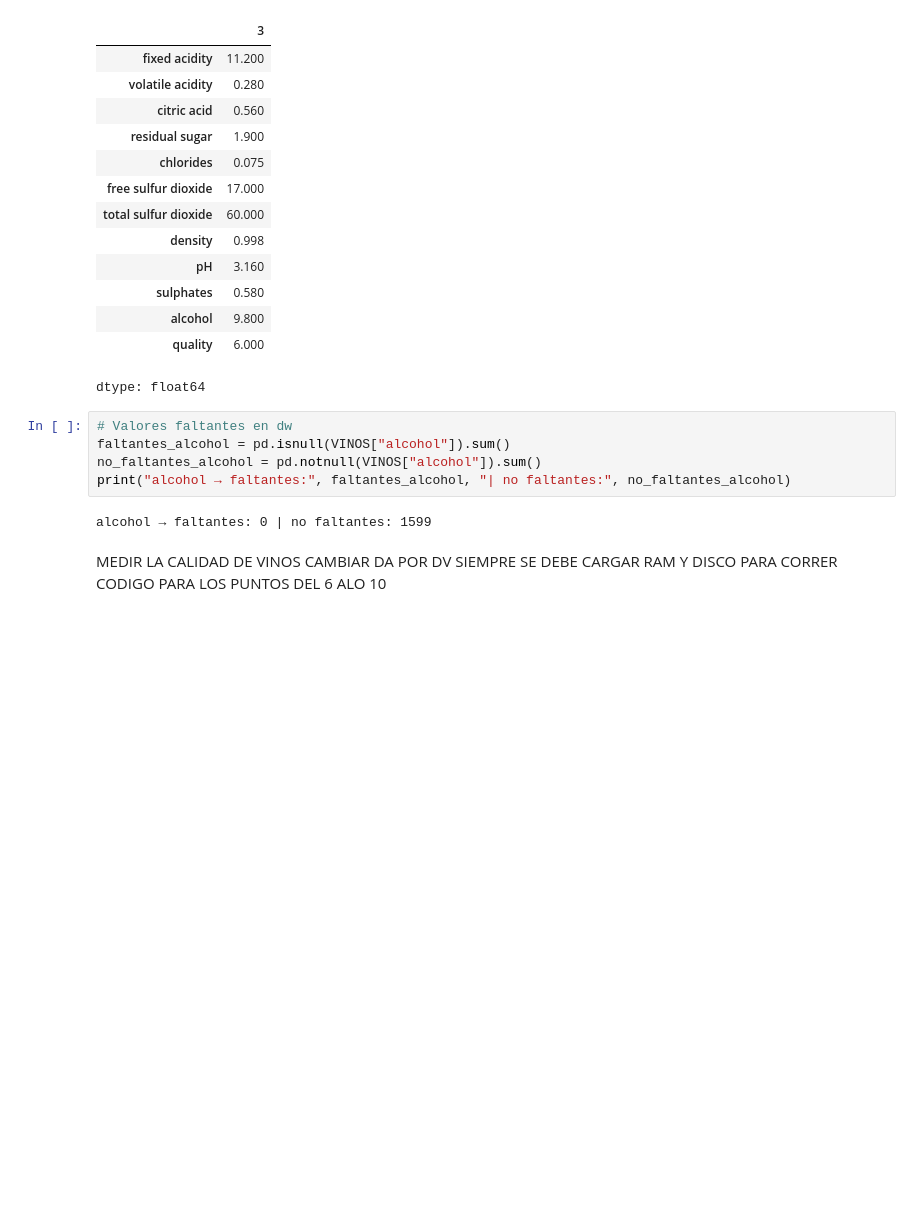
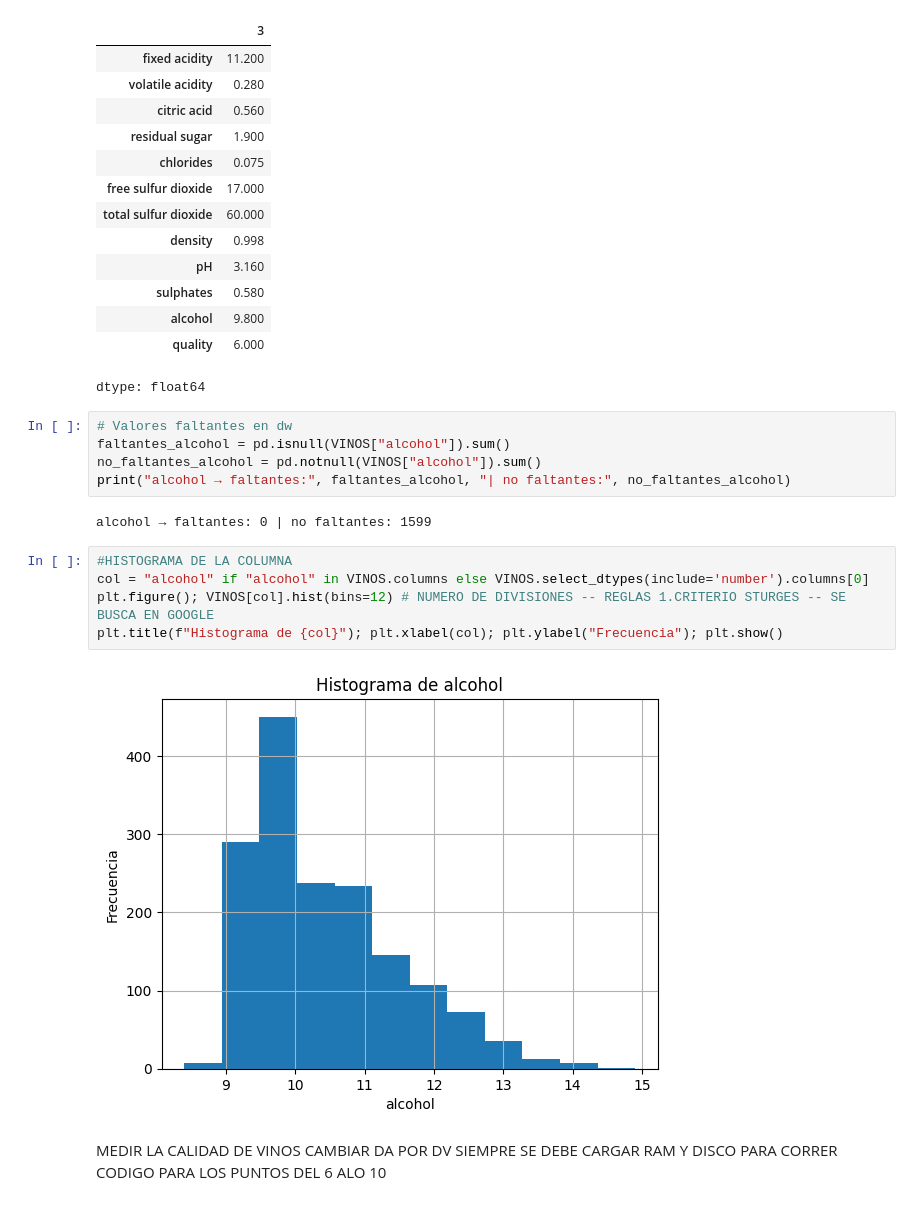
Before and after one commit to yohanabeltran/Sistemas-Avanzados-de-Producci-n-PYTHON, a Jupyter notebook: Beltran_Yohana_Castro_Claudia_Suarez_Yareth.ipynb, the cells around one changed output. Saved outputs shown, nothing was run; the diff lists cells and outputs as text; blank space fills up the shorter version.

```diff
--- a/Beltran_Yohana_Castro_Claudia_Suarez_Yareth.ipynb
+++ b/Beltran_Yohana_Castro_Claudia_Suarez_Yareth.ipynb
@@ -1135,6 +1162,13 @@ no_faltantes_alcohol = pd.notnull(VINOS["alcohol"]).sum()
 print("alcohol → faltantes:", faltantes_alcohol, "| no faltantes:", no_faltantes_alcohol)
 # %% [output]
 alcohol → faltantes: 0 | no faltantes: 1599
+# %%
+#HISTOGRAMA DE LA COLUMNA
+col = "alcohol" if "alcohol" in VINOS.columns else VINOS.select_dtypes(include='number').columns[0]
+plt.figure(); VINOS[col].hist(bins=12) # NUMERO DE DIVISIONES -- REGLAS 1.CRITERIO STURGES -- SE BUSCA EN GOOGLE
+plt.title(f"Histograma de {col}"); plt.xlabel(col); plt.ylabel("Frecuencia"); plt.show()
+# %% [output]
+[figure, added]
 # %% [markdown]
 MEDIR LA CALIDAD DE VINOS CAMBIAR DA POR DV
 SIEMPRE SE DEBE CARGAR RAM Y DISCO PARA CORRER CODIGO PARA LOS PUNTOS DEL 6 ALO 10
```
Also changed, not shown: parts of 2 cells of this notebook.
